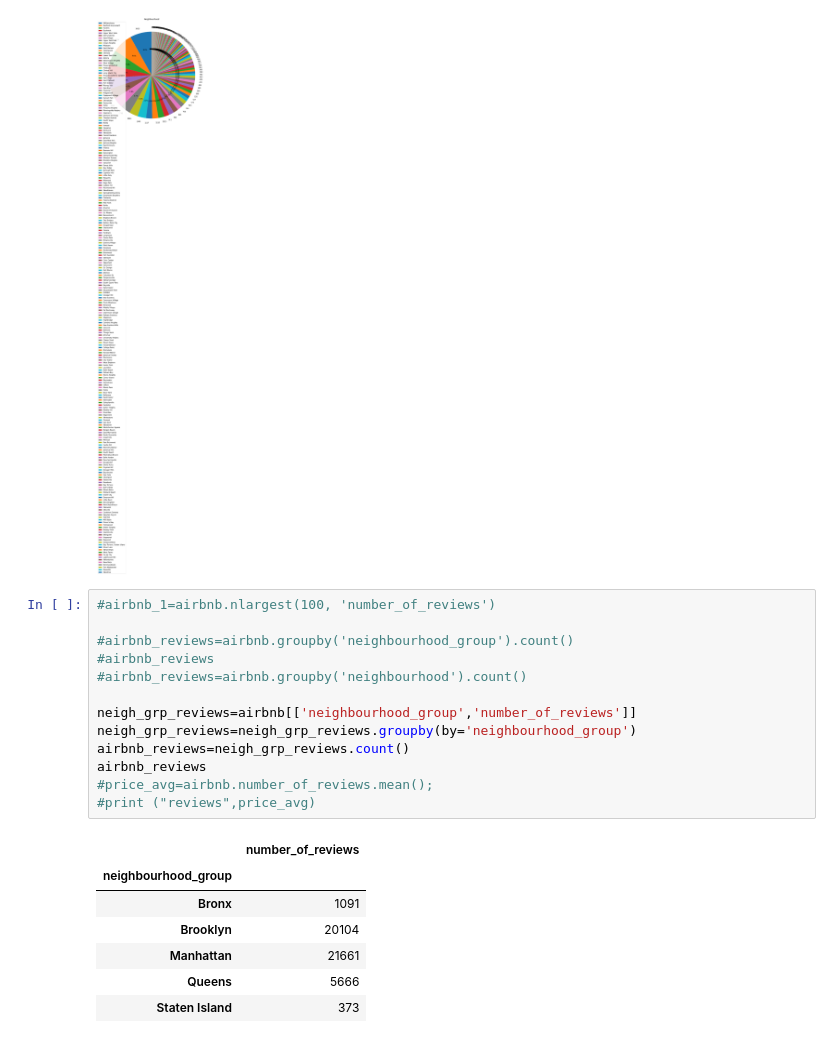
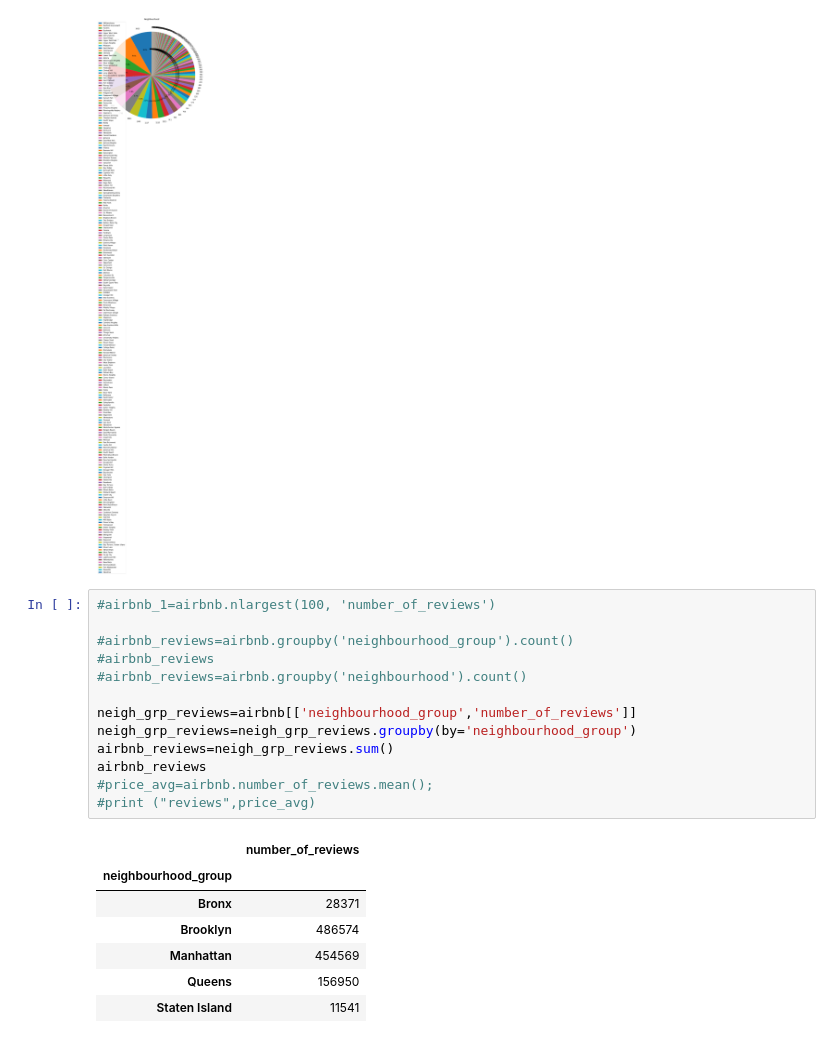
Before and after one commit to sravyagadam/EDA_Capstone, a Jupyter notebook: Copy_of_Airbnb_Bookings_Analysis_Capstone_Project.ipynb, the cells around one changed output. Saved outputs shown, nothing was run; the diff lists cells and outputs as text.

```diff
--- a/Copy_of_Airbnb_Bookings_Analysis_Capstone_Project.ipynb
+++ b/Copy_of_Airbnb_Bookings_Analysis_Capstone_Project.ipynb
@@ -105,22 +105,22 @@ total number of neighbourhood  221
 # %%
 #airbnb_1=airbnb.nlargest(100, 'number_of_reviews')
 
 #airbnb_reviews=airbnb.groupby('neighbourhood_group').count()
 #airbnb_reviews
 #airbnb_reviews=airbnb.groupby('neighbourhood').count()
 
 neigh_grp_reviews=airbnb[['neighbourhood_group','number_of_reviews']]
 neigh_grp_reviews=neigh_grp_reviews.groupby(by='neighbourhood_group')
-airbnb_reviews=neigh_grp_reviews.count()
+airbnb_reviews=neigh_grp_reviews.sum()
 airbnb_reviews
 #price_avg=airbnb.number_of_reviews.mean();
 #print ("reviews",price_avg)
 # %% [output]
 |  | number_of_reviews |
 | neighbourhood_group |  |
-| Bronx | 1091 |
-| Brooklyn | 20104 |
-| Manhattan | 21661 |
-| Queens | 5666 |
-| Staten Island | 373 |
+| Bronx | 28371 |
+| Brooklyn | 486574 |
+| Manhattan | 454569 |
+| Queens | 156950 |
+| Staten Island | 11541 |
 # %%
```
Also changed, not shown: parts of 2 cells of this notebook.
